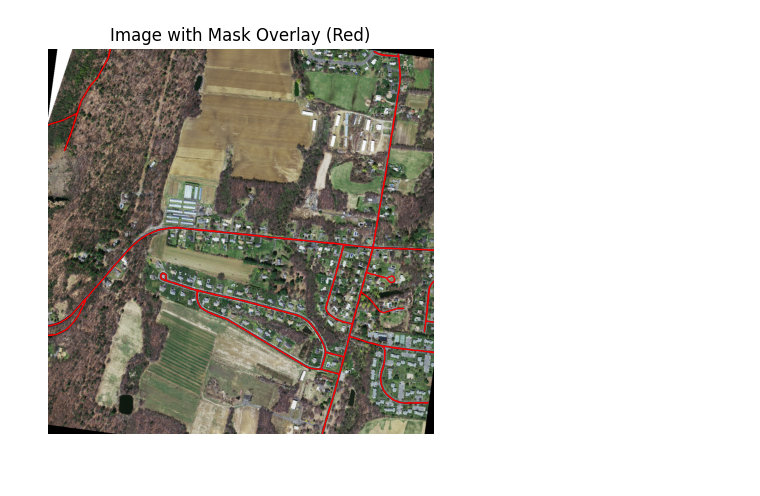
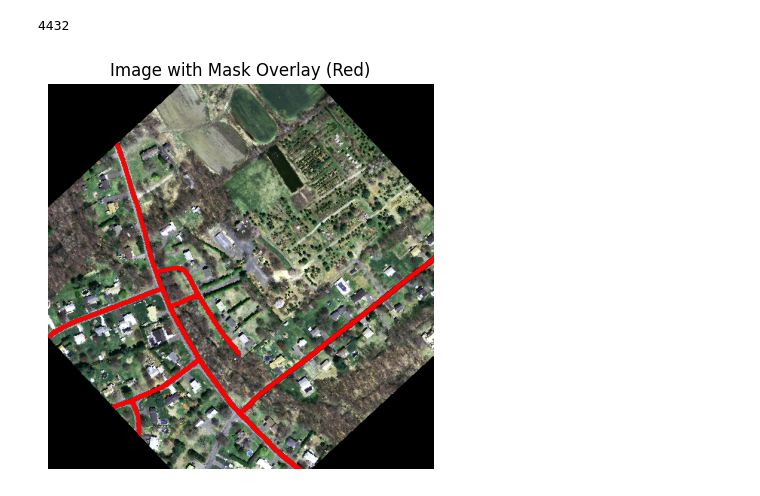
Before and after one commit to IlyaKarakulin/Segmentation-of-Massachusetts-roads, a Jupyter notebook: hook.ipynb, the cells around one changed output. Saved outputs shown, nothing was run; the diff lists cells and outputs as text; code cells hidden in the pictures.

```diff
--- a/hook.ipynb
+++ b/hook.ipynb
@@ -106,23 +110,27 @@ class SegmentDataset(data.Dataset):
     def __len__(self):
         return self.length
 # %%
-dataset = SegmentDataset('./data_tiff/train', mode='train')
+dataset = MassachusettsRoadsDataset('./data_tiff/train', mode='train')
+# %%
+dataset.__len__()
+# %% [output]
+4432
 # %%
-img, mask = dataset.__getitem__(2)
+img, mask = dataset.__getitem__(1)
 
 img_np = img.permute(1, 2, 0).cpu().numpy()  # [H, W, 3]
 mask_np = mask.squeeze().cpu().numpy()       # [H, W]
 
 plt.figure(figsize=(10, 5))
 plt.imshow(img_np)
 
 mask_overlay = np.zeros((*mask_np.shape, 4))
 mask_overlay[mask_np > 0.5] = [1, 0, 0, 1]
 
 plt.imshow(mask_overlay)
 
 plt.title('Image with Mask Overlay (Red)')
 plt.axis('off')
 plt.show()
 # %% [output]
-[figure, old version]
+[figure, new version]
```
Also changed, not shown: parts of 1 cell of this notebook, 6 other files.
